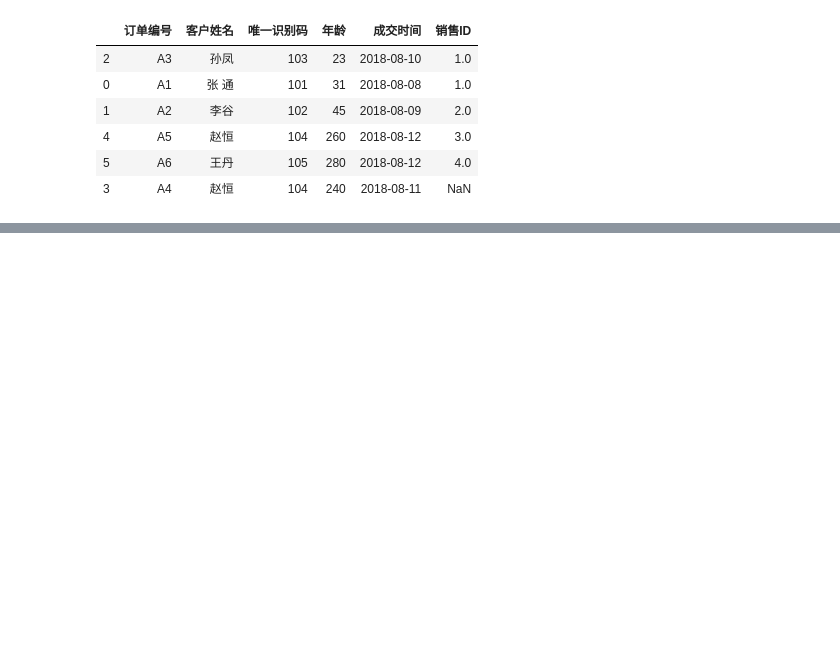
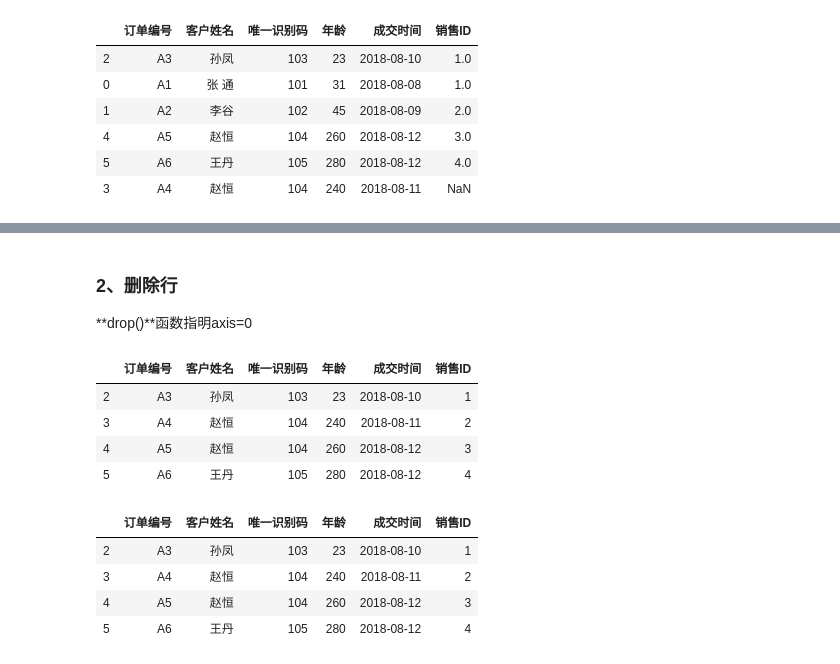
Before and after one commit to silianpan/Excel_to_Python, a Jupyter notebook: chapter04.ipynb, the cells around one changed output, grey strips where cells are left out. Saved outputs shown, nothing was run; the diff lists cells and outputs as text; code cells hidden in the pictures; blank space fills up the shorter version.

```diff
--- a/chapter04.ipynb
+++ b/chapter04.ipynb
@@ -176,0 +280,18 @@ RANK.AVG(number, ref, order)
+# %% [markdown]
+### 2、删除行
+**drop()**函数指明axis=0
+# %%
+df.drop([0, 1], axis=0)
+# index获取行号，需要传axis=0
+df.drop(df.index[[0, 1]], axis=0)
+# %% [output]
+|  | 订单编号 | 客户姓名 | 唯一识别码 | 年龄 | 成交时间 | 销售ID |
+| 2 | A3 | 孙凤 | 103 | 23 | 2018-08-10 | 1 |
+| 3 | A4 | 赵恒 | 104 | 240 | 2018-08-11 | 2 |
+| 4 | A5 | 赵恒 | 104 | 260 | 2018-08-12 | 3 |
+| 5 | A6 | 王丹 | 105 | 280 | 2018-08-12 | 4 |
+|  | 订单编号 | 客户姓名 | 唯一识别码 | 年龄 | 成交时间 | 销售ID |
+| 2 | A3 | 孙凤 | 103 | 23 | 2018-08-10 | 1 |
+| 3 | A4 | 赵恒 | 104 | 240 | 2018-08-11 | 2 |
+| 4 | A5 | 赵恒 | 104 | 260 | 2018-08-12 | 3 |
+| 5 | A6 | 王丹 | 105 | 280 | 2018-08-12 | 4 |
```
Also changed, not shown: parts of 10 cells of this notebook, 3 other files.
